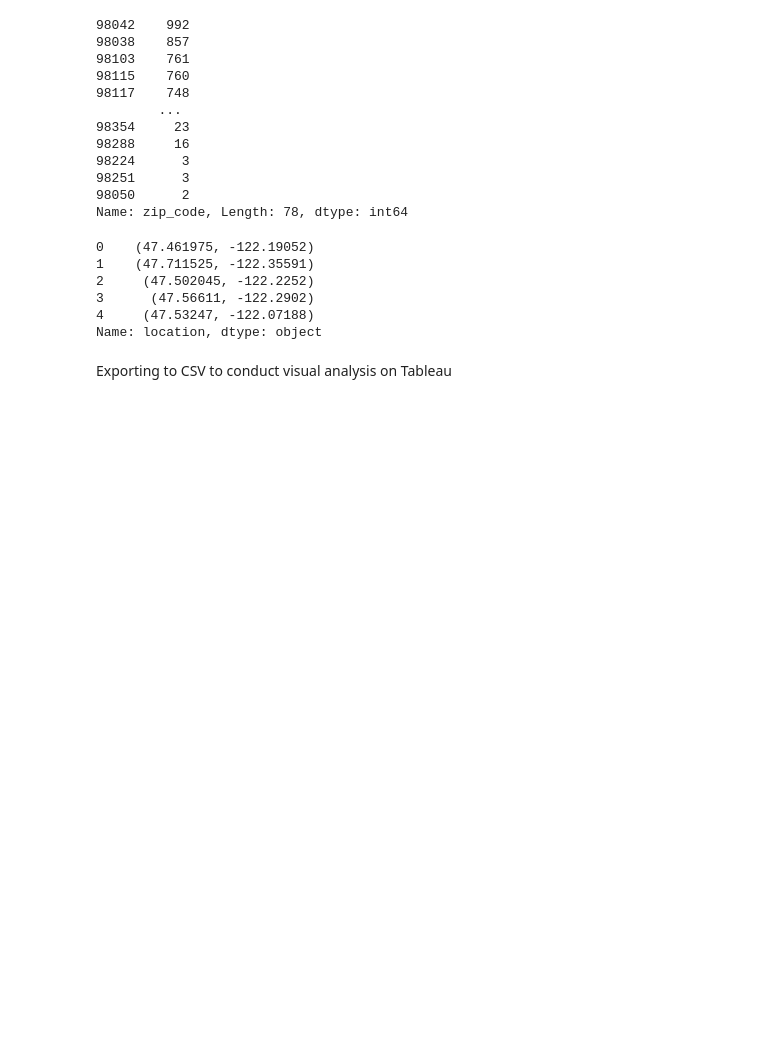
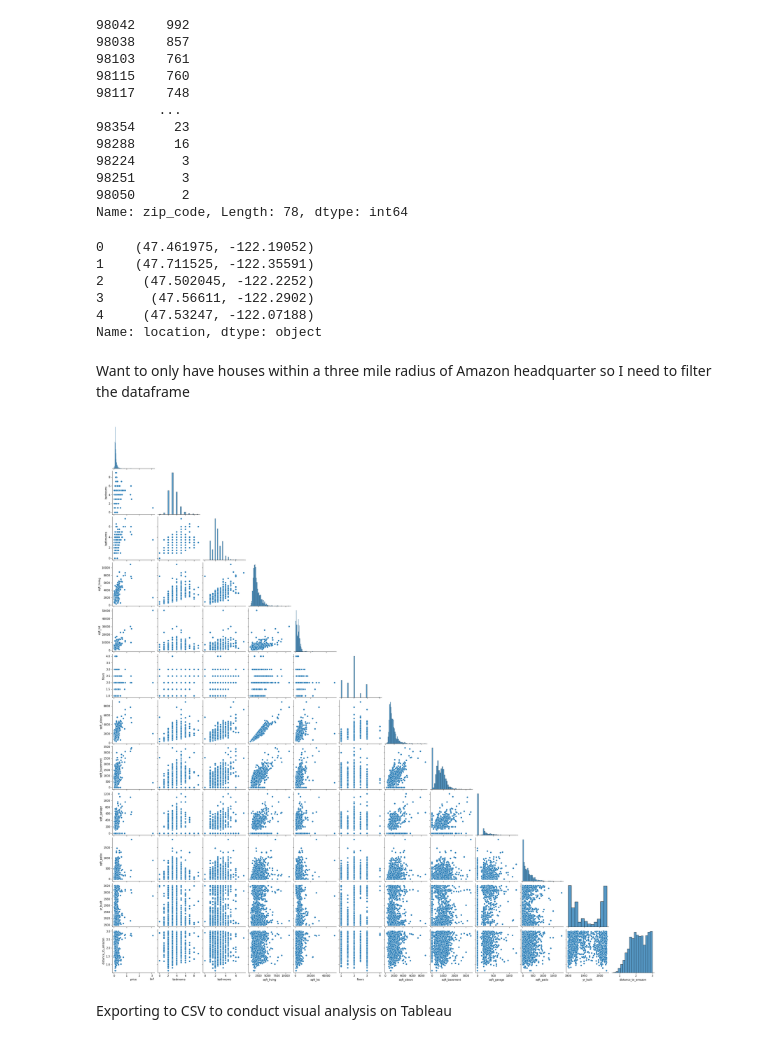
Before and after one commit to ddcots24/King_County_Housing, a Jupyter notebook: Housing_Analysis.ipynb, the cells around one changed output. Drawn from its saved outputs; the diff is of its cells as text; code cells hidden in the pictures; blank space fills up the shorter version.

Commit message:
filtered for people near amazon

```diff
--- a/Housing_Analysis.ipynb
+++ b/Housing_Analysis.ipynb
@@ -192,3 +195,15 @@ sns.heatmap(real_df.corr());
+# %% [markdown]
+Want to only have houses within a three mile radius of Amazon headquarter so I need to filter the dataframe
+# %%
+# filtering the dataframe to close proximity to amazon 3 miles
+amazon_df = real_df[real_df['distance_to_amazon'] <= 3.00]
+# %%
+numerical_list = ['price', 'bedrooms', 'bathrooms', 'sqft_living', 'sqft_lot',
+                  'floors', 'sqft_above', 'sqft_basement', 'sqft_garage',
+                  'sqft_patio', 'yr_built', 'distance_to_amazon']
+sns.pairplot(amazon_df[numerical_list], corner = True);
+# %% [output]
+[figure, added]
 # %% [markdown]
 Exporting to CSV to conduct visual analysis on Tableau
 # %%
```
Also changed, not shown: parts of 6 cells of this notebook.
